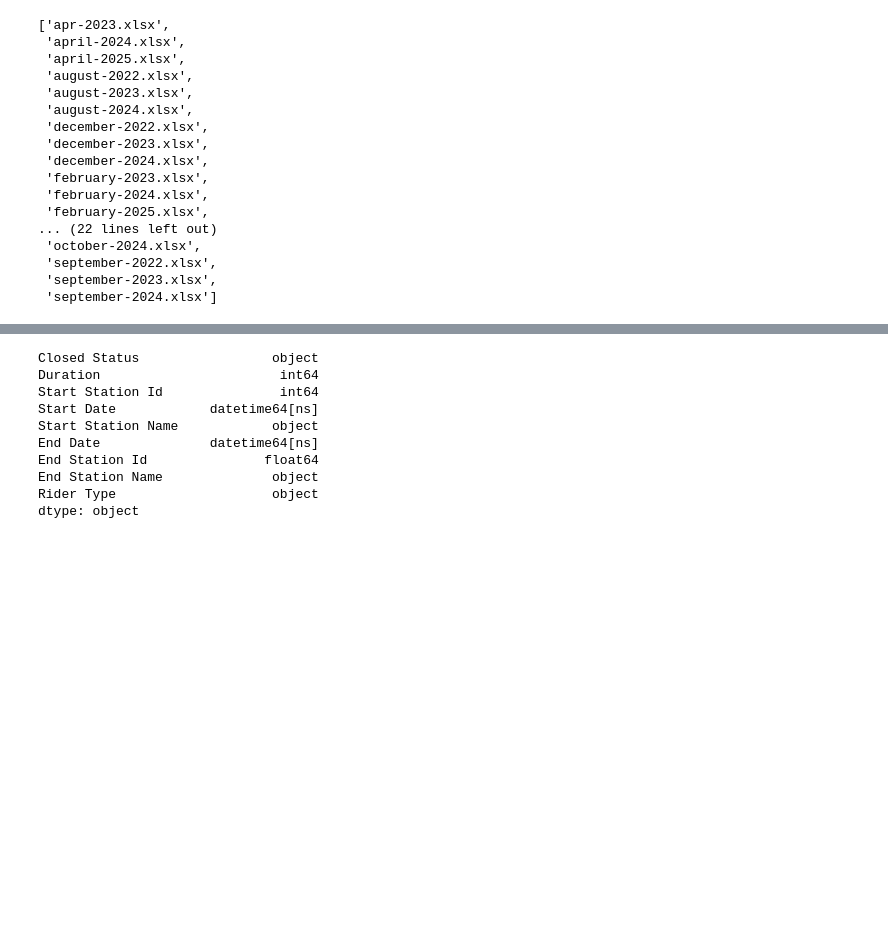
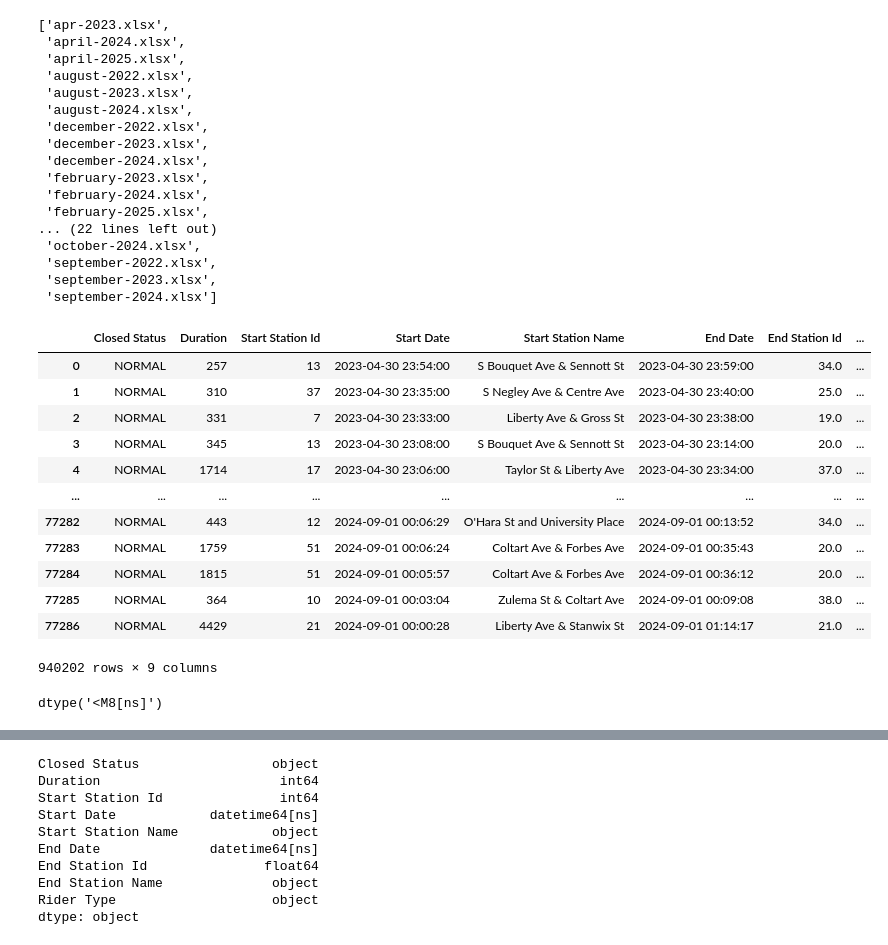
Before and after one commit to BenWSingleton/POGOH_Analysis, a Jupyter notebook: data_ingestion.ipynb, the cells around one changed output, grey strips where cells are left out. Drawn from its saved outputs; the diff is of its cells as text; code cells hidden in the pictures; blank space fills up the shorter version.

```diff
--- a/data_ingestion.ipynb
+++ b/data_ingestion.ipynb
@@ -43 +43,21 @@ for f in files:
+# %%
+df
+# %% [output]
+|  | Closed Status | Duration | Start Station Id | Start Date | Start Station Name | End Date | End Station Id | ... |
+| 0 | NORMAL | 257 | 13 | 2023-04-30 23:54:00 | S Bouquet Ave & Sennott St | 2023-04-30 23:59:00 | 34.0 | ... |
+| 1 | NORMAL | 310 | 37 | 2023-04-30 23:35:00 | S Negley Ave & Centre Ave | 2023-04-30 23:40:00 | 25.0 | ... |
+| 2 | NORMAL | 331 | 7 | 2023-04-30 23:33:00 | Liberty Ave & Gross St | 2023-04-30 23:38:00 | 19.0 | ... |
+| 3 | NORMAL | 345 | 13 | 2023-04-30 23:08:00 | S Bouquet Ave & Sennott St | 2023-04-30 23:14:00 | 20.0 | ... |
+| 4 | NORMAL | 1714 | 17 | 2023-04-30 23:06:00 | Taylor St & Liberty Ave | 2023-04-30 23:34:00 | 37.0 | ... |
+| ... | ... | ... | ... | ... | ... | ... | ... | ... |
+| 77282 | NORMAL | 443 | 12 | 2024-09-01 00:06:29 | O'Hara St and University Place | 2024-09-01 00:13:52 | 34.0 | ... |
+| 77283 | NORMAL | 1759 | 51 | 2024-09-01 00:06:24 | Coltart Ave & Forbes Ave | 2024-09-01 00:35:43 | 20.0 | ... |
+| 77284 | NORMAL | 1815 | 51 | 2024-09-01 00:05:57 | Coltart Ave & Forbes Ave | 2024-09-01 00:36:12 | 20.0 | ... |
+| 77285 | NORMAL | 364 | 10 | 2024-09-01 00:03:04 | Zulema St & Coltart Ave | 2024-09-01 00:09:08 | 38.0 | ... |
+| 77286 | NORMAL | 4429 | 21 | 2024-09-01 00:00:28 | Liberty Ave & Stanwix St | 2024-09-01 01:14:17 | 21.0 | ... |
+940202 rows × 9 columns
+# %%
+df['Start Date'].dtype
+# %% [output]
+dtype('<M8[ns]')
 # %%
```
Also changed, not shown: parts of 7 cells of this notebook, 8 other files.
